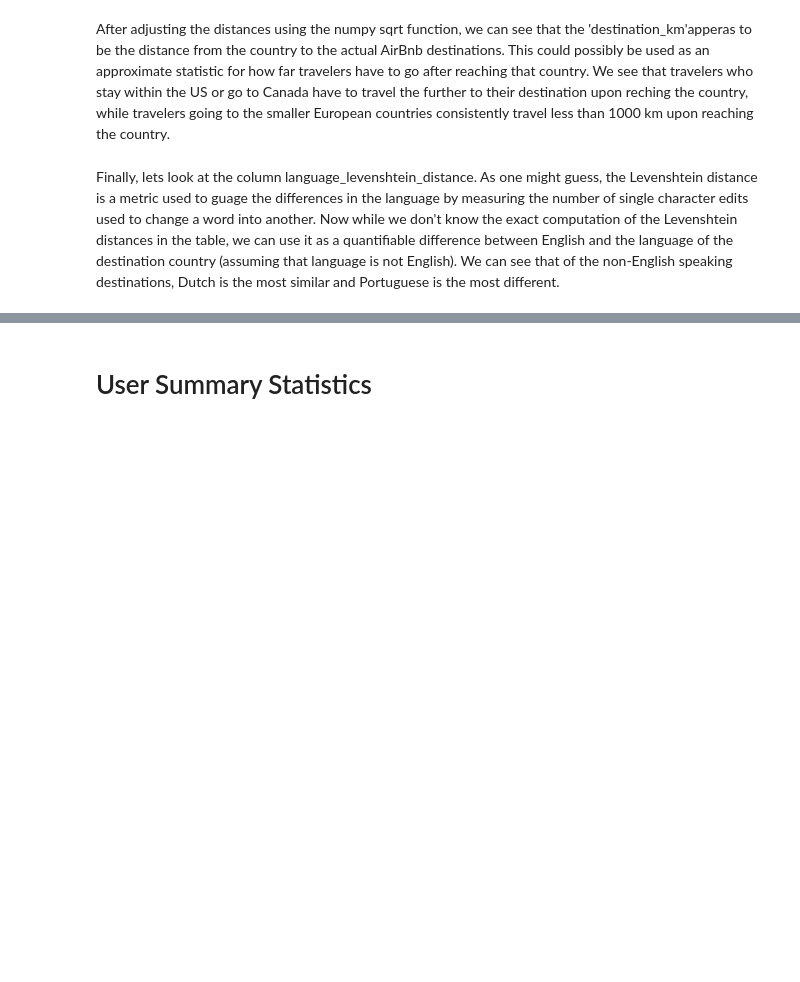
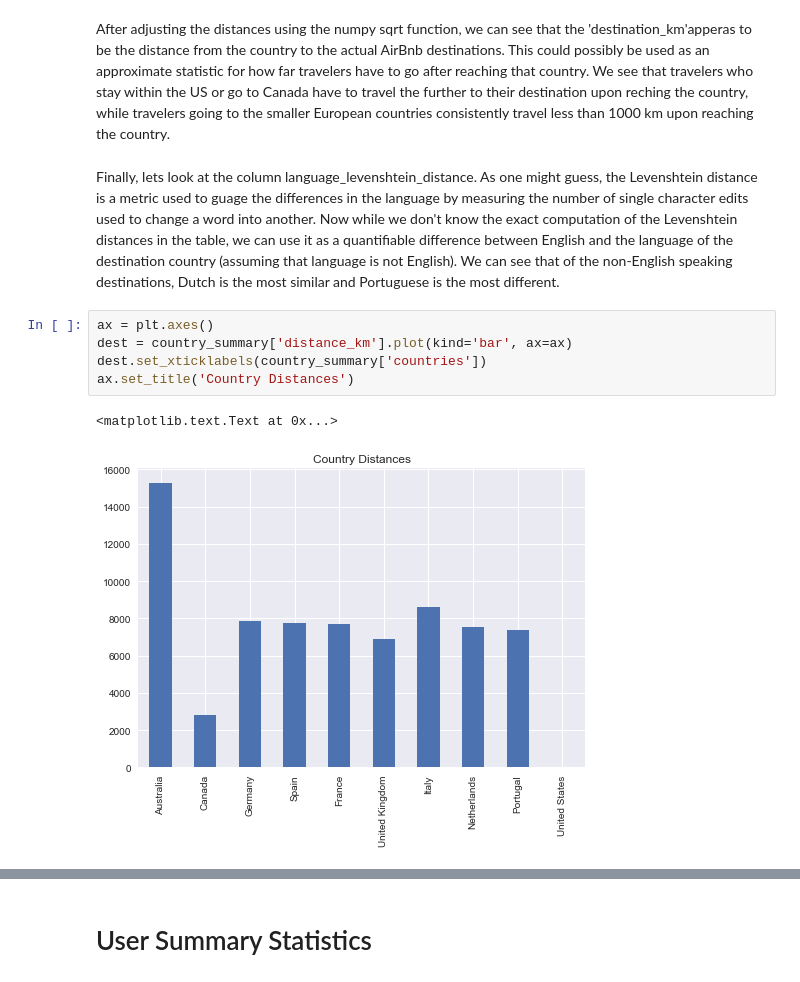
Before and after one commit to amungale/Hotel-Booking, a Jupyter notebook: AirBnB Analysis.ipynb, the cells around one changed output, grey strips where cells are left out. Saved outputs shown, nothing was run; the diff lists cells and outputs as text; blank space fills up the shorter version.

```diff
--- a/AirBnB Analysis.ipynb
+++ b/AirBnB Analysis.ipynb
@@ -60,3 +60,11 @@ country_summary
 After adjusting the distances using the numpy sqrt function, we can see that the 'destination_km'apperas to be the distance from the country to the actual AirBnb destinations. This could possibly be used as an approximate statistic for how far travelers have to go after reaching that country. We see that travelers who stay within the US or go to Canada have to travel the further to their destination upon reching the country, while travelers going to the smaller European countries consistently travel less than 1000 km upon reaching the country.
 # %% [markdown]
 Finally, lets look at the column language_levenshtein_distance. As one might guess, the Levenshtein distance is a metric used to guage the differences in the language by measuring the number of single character edits used to change a word into another. Now while we don't know the exact computation of the Levenshtein distances in the table, we can use it as a quantifiable difference between English and the language of the destination country (assuming that language is not English). We can see that of the non-English speaking destinations, Dutch is the most similar and Portuguese is the most different.
+# %%
+ax = plt.axes()
+dest = country_summary['distance_km'].plot(kind='bar', ax=ax)
+dest.set_xticklabels(country_summary['countries'])
+ax.set_title('Country Distances')
+# %% [output]
+<matplotlib.text.Text at 0x...>
+[figure, added]
```
Also changed, not shown: parts of 46 cells of this notebook.
